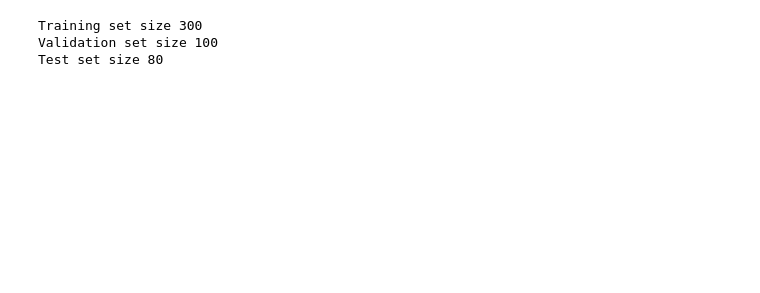
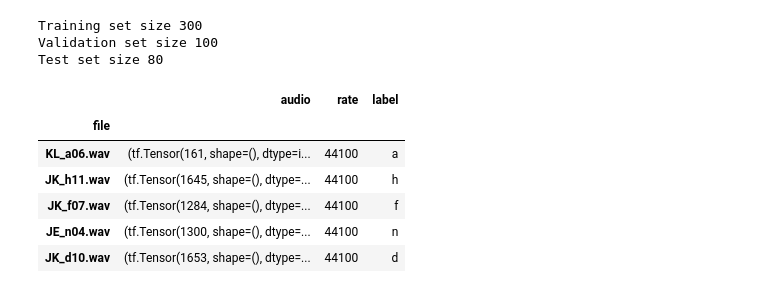
Before and after one commit to alejack9/Speech-Emotion-Recognition, a Jupyter notebook: Paper/paper.ipynb, the cells around one changed output. Cells and saved outputs as stored; diff of their text form; code cells hidden in the pictures; blank space fills up the shorter version.

```diff
--- a/Paper/paper.ipynb
+++ b/Paper/paper.ipynb
@@ -29,12 +38,20 @@ Example file tensor: tf.Tensor(b'.\\data\\SAVEE\\JE_a08.wav', shape=(), dtype=st
 # %%
-train_files = filenames[:300]
-val_files = filenames[300: 300 + 100]
-test_files = filenames[-80:]
+train_files = df.iloc[:300]
+val_files = df.iloc[300: 300 + 100]
+test_files = df.iloc[-80:]
 
 print('Training set size', len(train_files))
 print('Validation set size', len(val_files))
 print('Test set size', len(test_files))
+test_files.head()
 # %% [output]
 Training set size 300
 Validation set size 100
 Test set size 80
+|  | audio | rate | label |
+| file |  |  |  |
+| KL_a06.wav | (tf.Tensor(161, shape=(), dtype=i... | 44100 | a |
+| JK_h11.wav | (tf.Tensor(1645, shape=(), dtype=... | 44100 | h |
+| JK_f07.wav | (tf.Tensor(1284, shape=(), dtype=... | 44100 | f |
+| JE_n04.wav | (tf.Tensor(1300, shape=(), dtype=... | 44100 | n |
+| JK_d10.wav | (tf.Tensor(1653, shape=(), dtype=... | 44100 | d |
```
Also changed, not shown: parts of 10 cells of this notebook, 1 other file.
